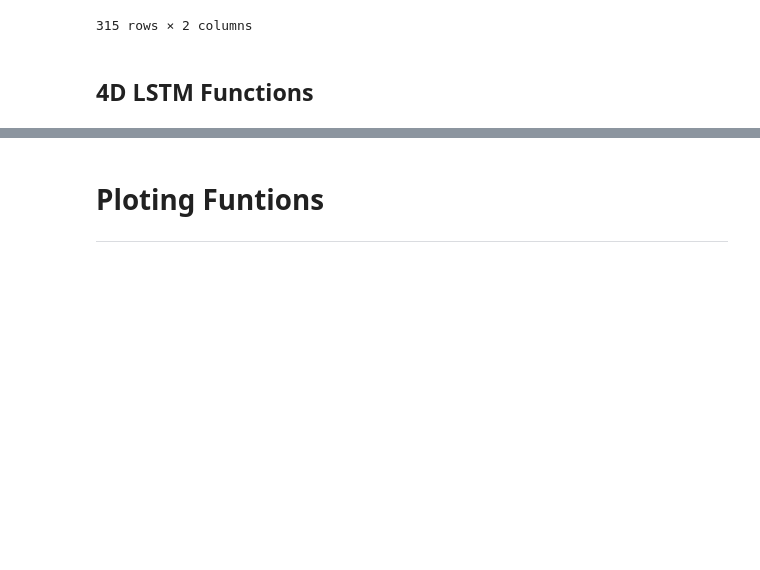
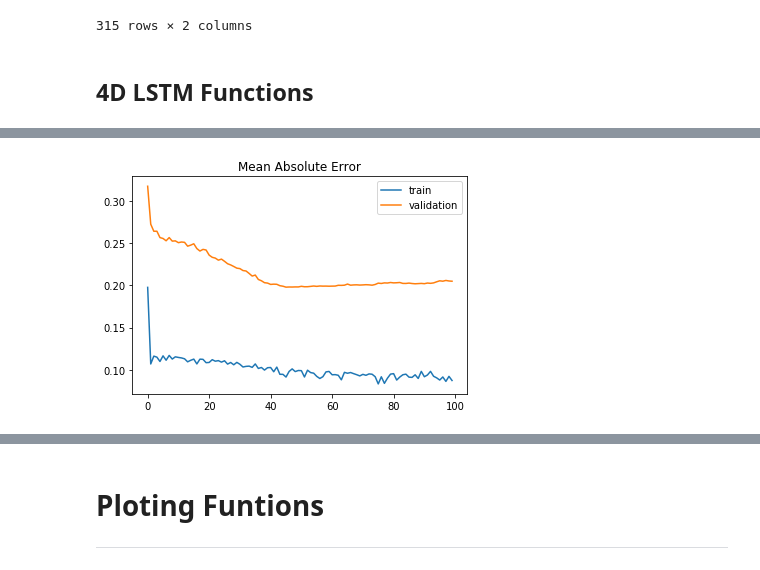
Before and after one commit to laramiedunlap/Project2, a Jupyter notebook: ying.ipynb, the cells around one changed output, grey strips where cells are left out. Cells and saved outputs as stored; diff of their text form; code cells hidden in the pictures; blank space fills up the shorter version.

```diff
--- a/ying.ipynb
+++ b/ying.ipynb
@@ -489,0 +521,10 @@ lstm_evaluation(model_fitted)
+# %%
+
+# plot mse during training
+pyplot.title('Mean Absolute Error')
+pyplot.plot(history.history['mae'], label='train')
+pyplot.plot(history.history['val_mae'], label='validation')
+pyplot.legend()
+pyplot.show()
+# %% [output]
+[figure, added]
```
Also changed, not shown: parts of 21 cells of this notebook, 1 other file.
